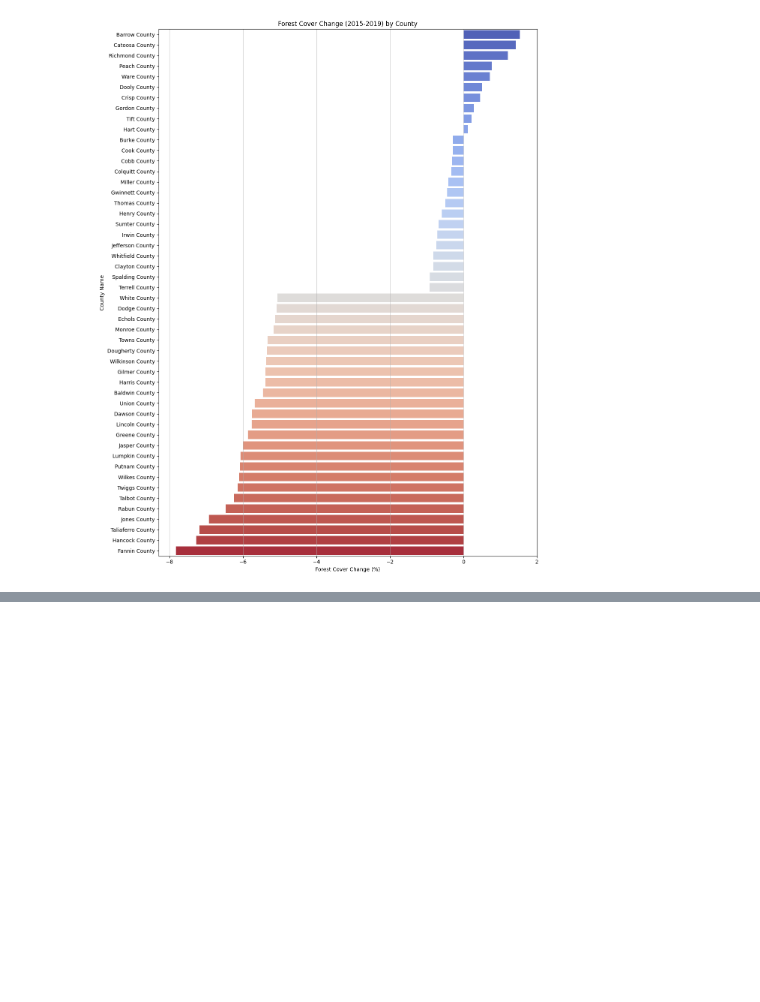
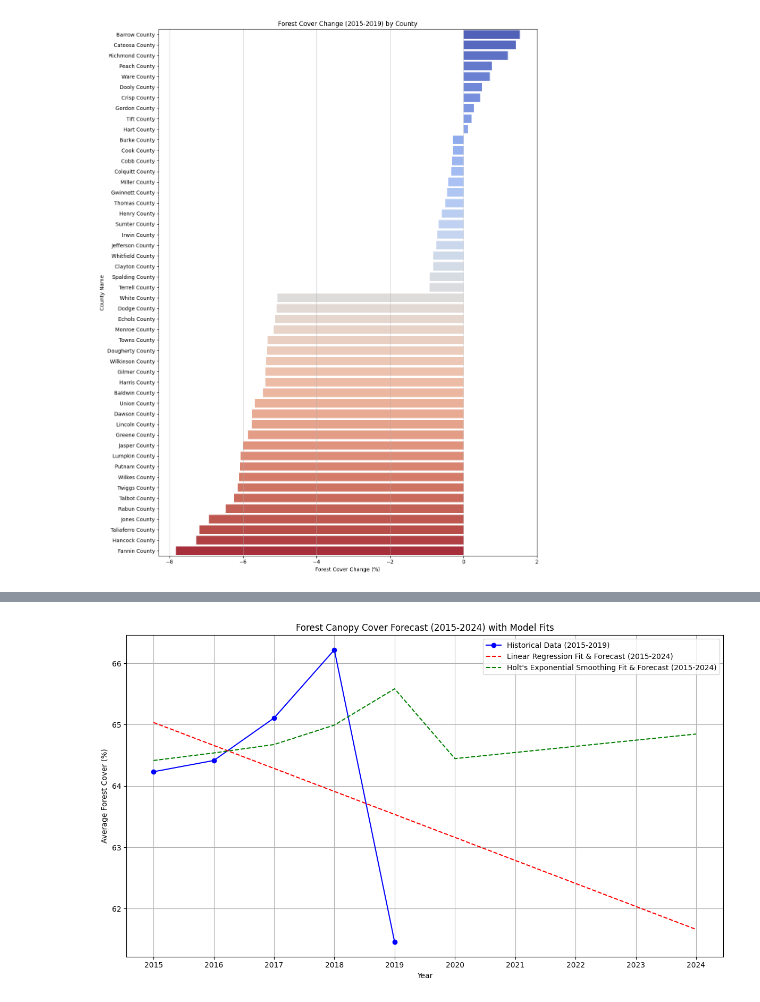
Before and after one commit to Sampreethi66/cloud, a Jupyter notebook: team/2025/savar/Copy_of_Run_Models_savar (2).ipynb, the cells around one changed output, grey strips where cells are left out. Cells and saved outputs as stored; diff of their text form; code cells hidden in the pictures; blank space fills up the shorter version.

Commit message:
regression models added for forcating

```diff
--- a/team/2025/savar/Copy_of_Run_Models_savar (2).ipynb
+++ b/team/2025/savar/Copy_of_Run_Models_savar (2).ipynb
@@ -4086,0 +4158,9 @@ plt.show()
+# %%
+# Forecast for the next 5 years using the linear model
+last_year = average_yearly_forest_cover.index.max()
+future_years = np.arange(last_year + 1, last_year + 6).reshape(-1, 1)
+linear_forecast = linear_model.predict(future_years)
+
+print("Linear regression forecast for the next 5 years:")
+for year, forecast in zip(future_years.flatten(), linear_forecast):
+    print(f"Year {year}: {forecast:.4f}%")
@@ -4086,0 +4195,7 @@ plt.show()
+# %%
+# Forecast for the next 5 years using the Holt's model
+# The forecast method needs the number of steps to forecast
+holt_forecast = holt_model.forecast(steps=5)
+
+print("\nHolt's Exponential Smoothing forecast for the next 5 years:")
+display(holt_forecast)
@@ -4086,0 +4211,38 @@ plt.show()
+# %%
+# Visualize the historical data and the fitted/forecasted lines from both models
+
+plt.figure(figsize=(12, 7))
+
+# Plot historical data
+plt.plot(average_yearly_forest_cover.index, average_yearly_forest_cover['Forest_Cover'], marker='o', linestyle='-', color='blue', label='Historical Data (2015-2019)')
+
+# Create years for plotting fitted lines (2015 to 2024)
+years_for_plotting = np.arange(average_yearly_forest_cover.index.min(), future_years.max() + 1).reshape(-1, 1)
+
+# Plot Linear Regression fitted and forecasted line
+linear_fitted_and_forecast = linear_model.predict(years_for_plotting)
+plt.plot(years_for_plotting.flatten(), linear_fitted_and_forecast, linestyle='--', color='red', label='Linear Regression Fit & Forecast (2015-2024)')
+
+# Plot Holt's Exponential Smoothing fitted and forecasted line
+# Get fitted values for the historical period and concatenate with the forecast
+holt_fitted = holt_model.fittedvalues
+holt_fitted_and_forecast_index = holt_fitted.index.union(holt_forecast.index)
+holt_fitted_and_forecast_values = np.concatenate([holt_fitted.values, holt_forecast.values])
+
+# Align the combined fitted and forecasted values with the full range of years for plotting
+holt_plot_series = pd.Series(holt_fitted_and_forecast_values, index=holt_fitted_and_forecast_index).reindex(pd.to_datetime(years_for_plotting.flatten(), format='%Y'))
+
+
+plt.plot(holt_plot_series.index.year, holt_plot_series.values, linestyle='--', color='green', label="Holt's Exponential Smoothing Fit & Forecast (2015-2024)")
+
+
+plt.title('Forest Canopy Cover Forecast (2015-2024) with Model Fits')
+plt.xlabel('Year')
+plt.ylabel('Average Forest Cover (%)')
+plt.grid(True)
+plt.legend()
+plt.xticks(np.arange(average_yearly_forest_cover.index.min(), future_years.max() + 1, 1)) # Ensure all years are shown on x-axis
+plt.tight_layout()
+plt.show()
+# %% [output]
+[figure, added]
```
Also changed, not shown: parts of 28 cells of this notebook, 1 other file.
